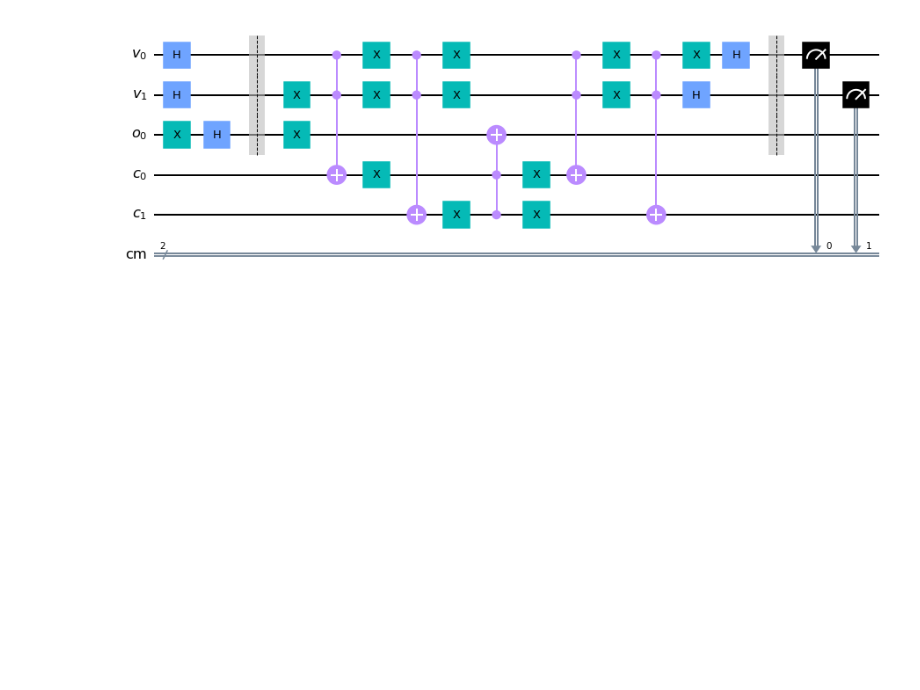
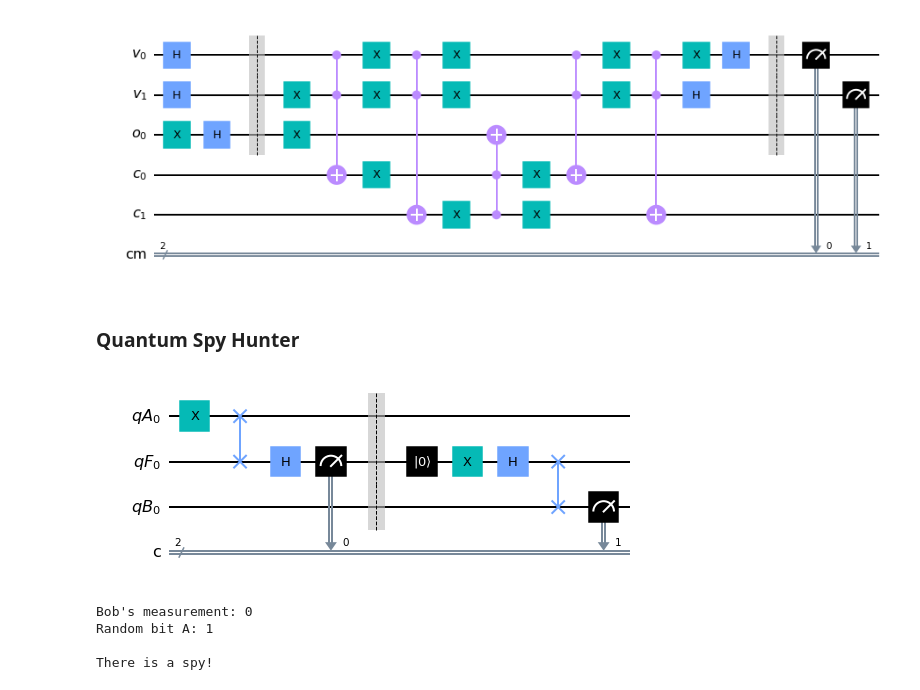
Before and after one commit to almeida-caio/quant-comp, a Jupyter notebook: Exploring some circuits and algorithms.ipynb, the cells around one changed output. Saved outputs shown, nothing was run; the diff lists cells and outputs as text; code cells hidden in the pictures; blank space fills up the shorter version.

```diff
--- a/Exploring some circuits and algorithms.ipynb
+++ b/Exploring some circuits and algorithms.ipynb
@@ -155,3 +157,68 @@ dj_circuit.measure(orc.variable_register, measure_reg)
 dj_circuit.draw('mpl')
 # %% [output]
 [figure]
+# %% [markdown]
+### Quantum Spy Hunter
+# %%
+def randomBit():
+    rb_circuit = QuantumCircuit(1, 1)
+    rb_circuit.h(0)
+    rb_circuit.measure(0, 0)
+    measurement = execute(rb_circuit, backend = event_sim, shots = 1).result()
+    return int(list(set(measurement.get_counts()))[0])
+# %%
+alice_reg = QuantumRegister(1, 'qA')
+fiber_reg = QuantumRegister(1, 'qF')
+bob_reg = QuantumRegister(1, 'qB')
+meas_reg = ClassicalRegister(2, 'c')
+
+# Alice random bits
+random_bit_A = randomBit()
+random_bit_B = randomBit()
+
+transmission_line = QuantumCircuit(alice_reg, fiber_reg, bob_reg, meas_reg)
+
+if (random_bit_A):
+    transmission_line.x(alice_reg)
+
+if (random_bit_B):
+    transmission_line.h(alice_reg)
+
+transmission_line.swap(alice_reg, fiber_reg)
+
+#### spy ####
+transmission_line.h(fiber_reg)
+transmission_line.measure(fiber_reg, meas_reg[0])
+
+transmission_line.barrier()
+transmission_line.reset(fiber_reg)
+transmission_line.x(fiber_reg)
+transmission_line.h(fiber_reg)
+#############
+
+random_bit_C = randomBit() # Bob random bit
+
+transmission_line.swap(fiber_reg, bob_reg)
+
+if (random_bit_C):
+    transmission_line.h(bob_reg)
+
+transmission_line.measure(bob_reg, meas_reg[1])
+
+transmission_line.draw('mpl')
+# %% [output]
+[figure, added]
+# %%
+sim_result = execute(transmission_line, backend = event_sim, shots = 1).result()
+bob_measurement = int((list(sim_result.get_counts())[0])[0])
+
+if (random_bit_B == random_bit_C):
+    print("Bob's measurement: " + str(bob_measurement))
+    print("Random bit A: " + str(random_bit_A))
+    if (bob_measurement != random_bit_A):
+        print('\n' + 'There is a spy!')
+# %% [output]
+Bob's measurement: 0
+Random bit A: 1
+
+There is a spy!
```
Also changed, not shown: parts of 5 cells of this notebook.
